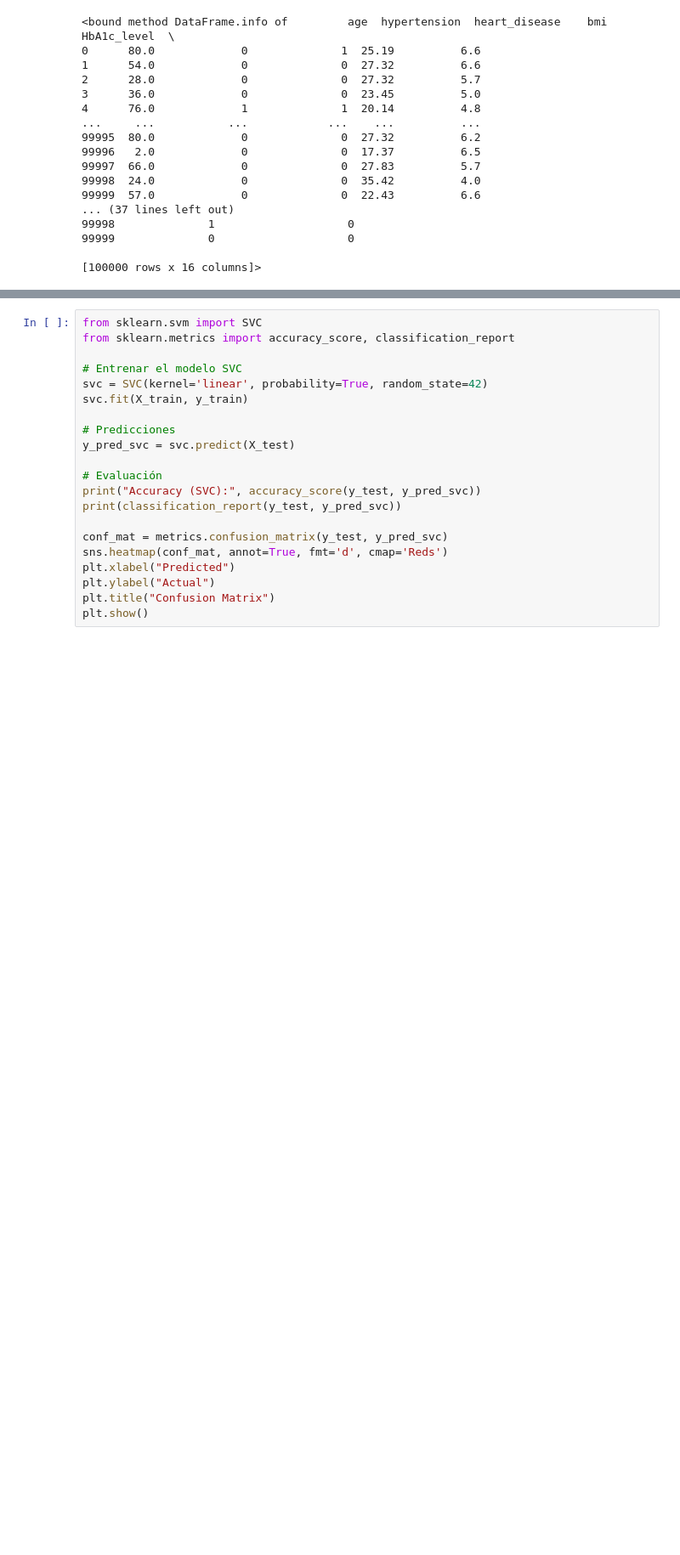
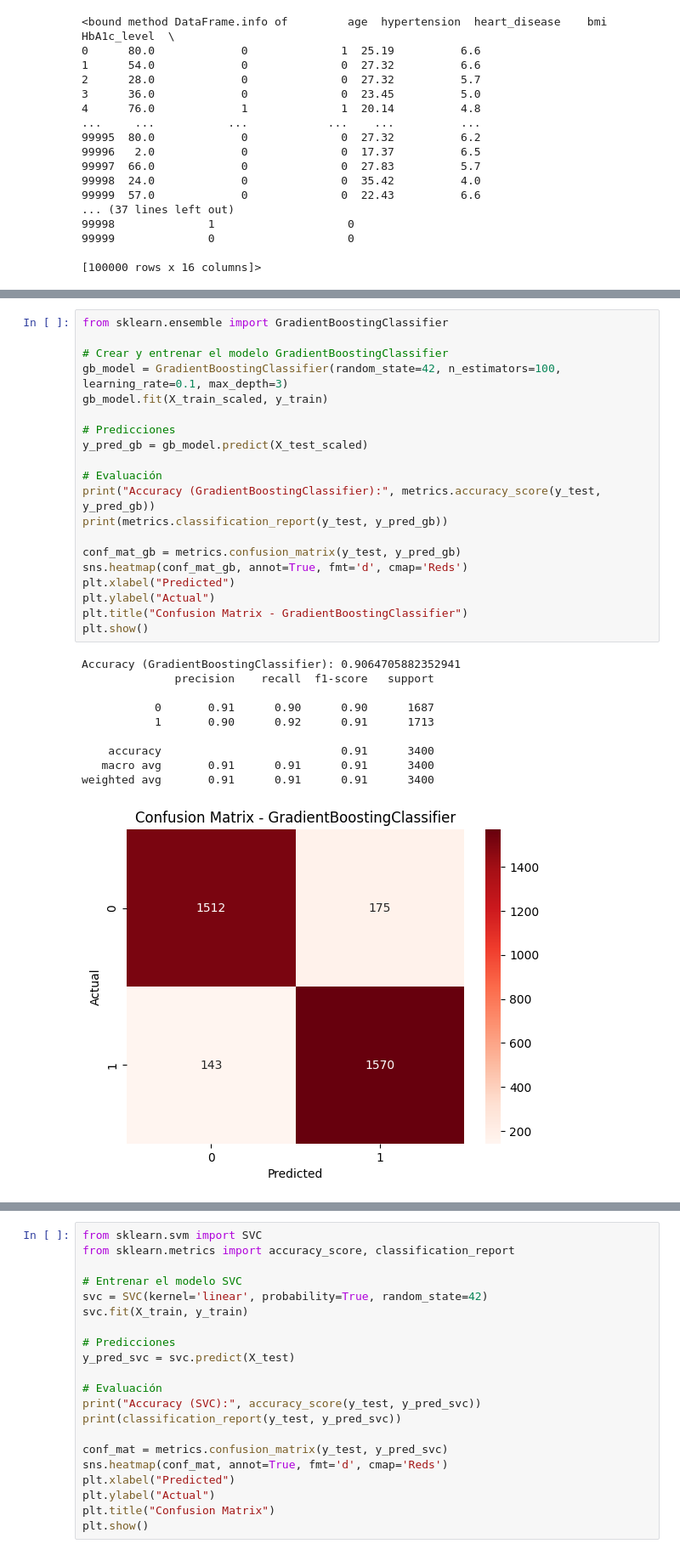
Before and after one commit to cenixeriadev/DiabetesPredictorWeb, a Jupyter notebook: models-ri-ml/prueba.ipynb, the cells around one changed output, grey strips where cells are left out. Shown: that part at 85% size. Cells and saved outputs as stored; diff of their text form; blank space fills up the shorter version.

```diff
--- a/models-ri-ml/prueba.ipynb
+++ b/models-ri-ml/prueba.ipynb
@@ -318,0 +349,31 @@ weighted avg       0.90      0.90      0.90      4100
+# %%
+from sklearn.ensemble import GradientBoostingClassifier
+
+# Crear y entrenar el modelo GradientBoostingClassifier
+gb_model = GradientBoostingClassifier(random_state=42, n_estimators=100, learning_rate=0.1, max_depth=3)
+gb_model.fit(X_train_scaled, y_train)
+
+# Predicciones
+y_pred_gb = gb_model.predict(X_test_scaled)
+
+# Evaluación
+print("Accuracy (GradientBoostingClassifier):", metrics.accuracy_score(y_test, y_pred_gb))
+print(metrics.classification_report(y_test, y_pred_gb))
+
+conf_mat_gb = metrics.confusion_matrix(y_test, y_pred_gb)
+sns.heatmap(conf_mat_gb, annot=True, fmt='d', cmap='Reds')
+plt.xlabel("Predicted")
+plt.ylabel("Actual")
+plt.title("Confusion Matrix - GradientBoostingClassifier")
+plt.show()
+# %% [output]
+Accuracy (GradientBoostingClassifier): 0.9064705882352941
+              precision    recall  f1-score   support
+
+           0       0.91      0.90      0.90      1687
+           1       0.90      0.92      0.91      1713
+
+    accuracy                           0.91      3400
+   macro avg       0.91      0.91      0.91      3400
+weighted avg       0.91      0.91      0.91      3400
+[figure, added]
```
Also changed, not shown: parts of 12 cells of this notebook.
